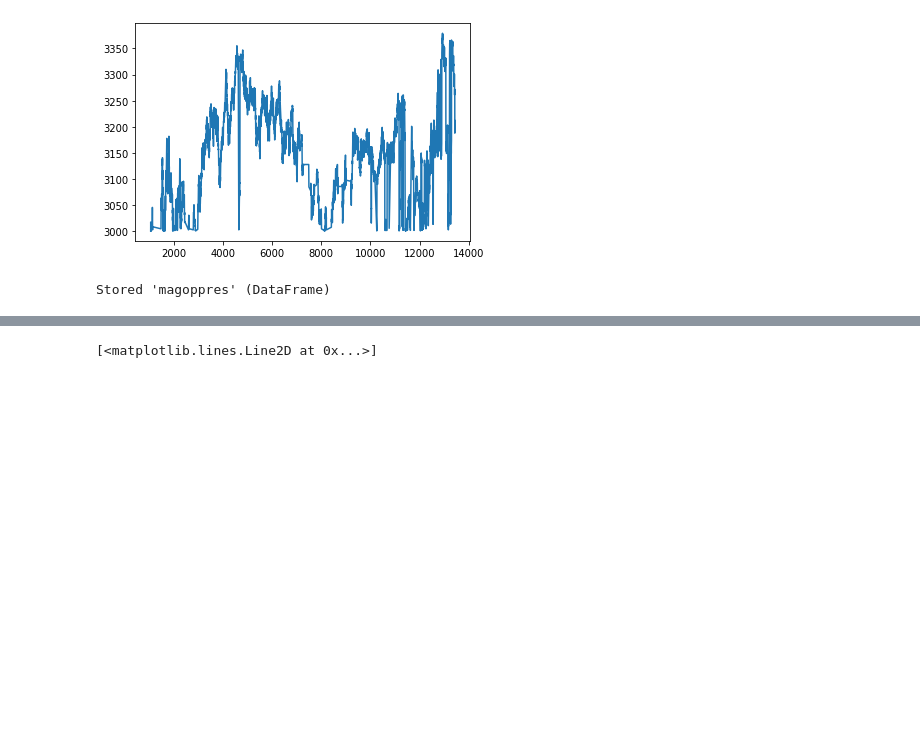
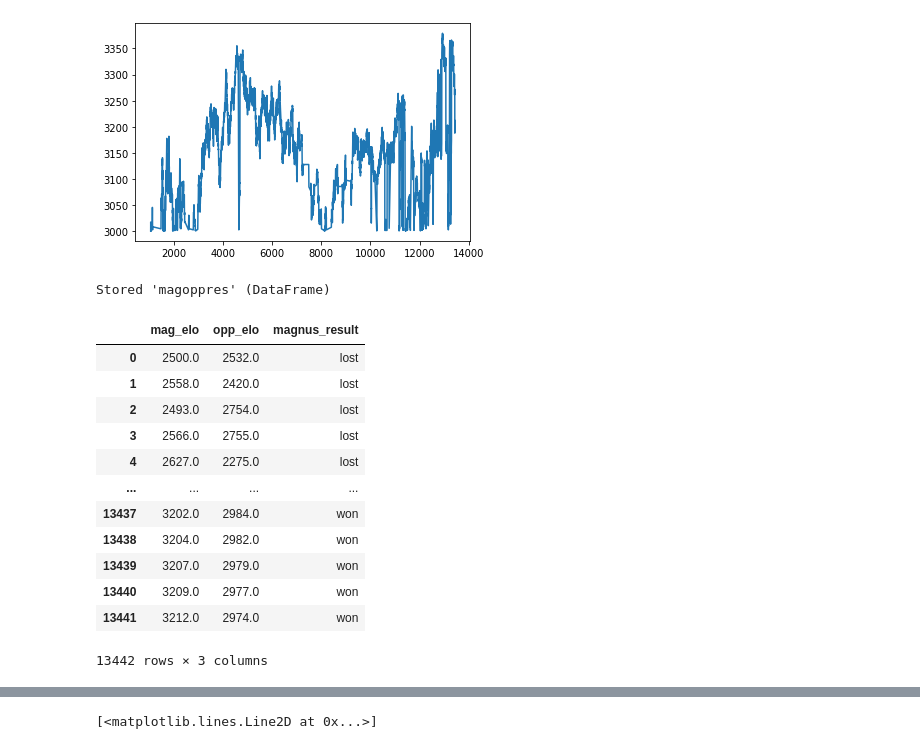
Before and after one commit to dealom/Magnus-Carlsen-Lichess-Games-Dataset-Analysis, a Jupyter notebook: Code Testing.ipynb, the cells around one changed output, grey strips where cells are left out. Cells and saved outputs as stored; diff of their text form; code cells hidden in the pictures; blank space fills up the shorter version.

```diff
--- a/Code Testing.ipynb
+++ b/Code Testing.ipynb
@@ -507,3 +508,19 @@ magoppres
 %store magoppres
 # %% [output]
 Stored 'magoppres' (DataFrame)
+# %%
+magoppres
+# %% [output]
+|  | mag_elo | opp_elo | magnus_result |
+| 0 | 2500.0 | 2532.0 | lost |
+| 1 | 2558.0 | 2420.0 | lost |
+| 2 | 2493.0 | 2754.0 | lost |
+| 3 | 2566.0 | 2755.0 | lost |
+| 4 | 2627.0 | 2275.0 | lost |
+| ... | ... | ... | ... |
+| 13437 | 3202.0 | 2984.0 | won |
+| 13438 | 3204.0 | 2982.0 | won |
+| 13439 | 3207.0 | 2979.0 | won |
+| 13440 | 3209.0 | 2977.0 | won |
+| 13441 | 3212.0 | 2974.0 | won |
+13442 rows × 3 columns
```
Also changed, not shown: parts of 5 cells of this notebook, 2 other files.
